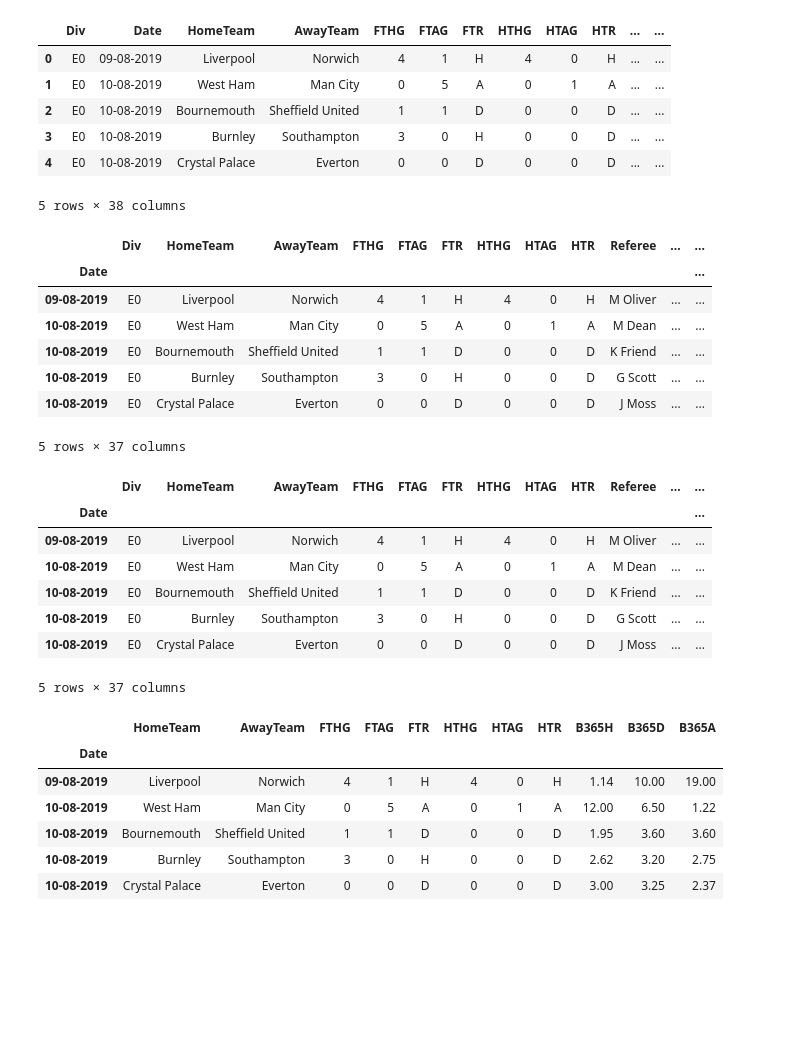
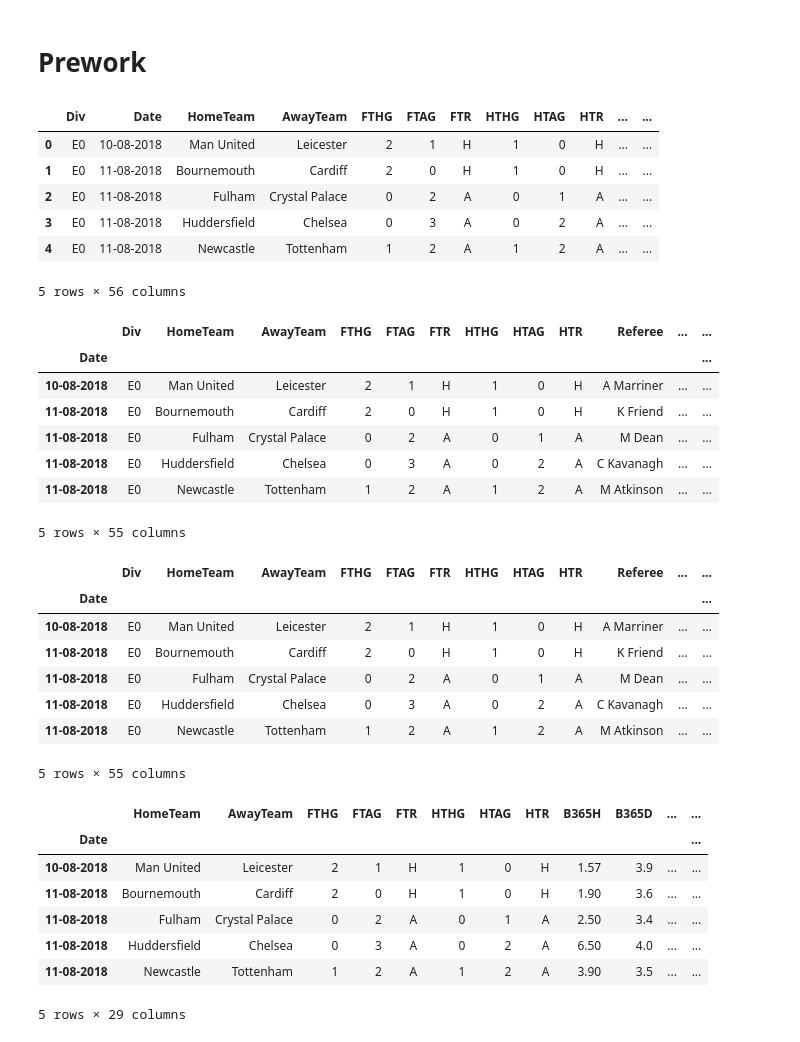
Before and after one commit to CHIUZXCV/Project-2, a Jupyter notebook: master.ipynb, the cells around one changed output. Cells and saved outputs as stored; diff of their text form; code cells hidden in the pictures; blank space fills up the shorter version.

```diff
--- a/master.ipynb
+++ b/master.ipynb
@@ -1,3 +1,5 @@
+# %% [markdown]
+# Prework
 # %%
 # Import libraries
 import pandas as pd
@@ -28,19 +30,19 @@ df_2012 = pd.read_csv(file_path_2012)
 df_2011 = pd.read_csv(file_path_2011)
 # %%
 #Concat Data
-combined_epl_df = pd.concat([df_2019, df_2018, df_2017, df_2016, df_2015, df_2014, df_2013, df_2012, df_2011],axis="index", join="inner")
+combined_epl_df = pd.concat([df_2018, df_2017, df_2016, df_2015, df_2014, df_2013, df_2012, df_2011],axis="index", join="inner")
 #Dataframe converted from British Date to US Date
 combined_epl_df['Date'] = pd.to_datetime(combined_epl_df["Date"])
 combined_epl_df["Date"] = combined_epl_df["Date"].dt.strftime("%m-%d-%Y")
 combined_epl_df.head()
 # %% [output]
 |  | Div | Date | HomeTeam | AwayTeam | FTHG | FTAG | FTR | HTHG | HTAG | HTR | ... | ... |
-| 0 | E0 | 09-08-2019 | Liverpool | Norwich | 4 | 1 | H | 4 | 0 | H | ... | ... |
-| 1 | E0 | 10-08-2019 | West Ham | Man City | 0 | 5 | A | 0 | 1 | A | ... | ... |
-| 2 | E0 | 10-08-2019 | Bournemouth | Sheffield United | 1 | 1 | D | 0 | 0 | D | ... | ... |
-| 3 | E0 | 10-08-2019 | Burnley | Southampton | 3 | 0 | H | 0 | 0 | D | ... | ... |
-| 4 | E0 | 10-08-2019 | Crystal Palace | Everton | 0 | 0 | D | 0 | 0 | D | ... | ... |
+| 0 | E0 | 10-08-2018 | Man United | Leicester | 2 | 1 | H | 1 | 0 | H | ... | ... |
+| 1 | E0 | 11-08-2018 | Bournemouth | Cardiff | 2 | 0 | H | 1 | 0 | H | ... | ... |
+| 2 | E0 | 11-08-2018 | Fulham | Crystal Palace | 0 | 2 | A | 0 | 1 | A | ... | ... |
+| 3 | E0 | 11-08-2018 | Huddersfield | Chelsea | 0 | 3 | A | 0 | 2 | A | ... | ... |
+| 4 | E0 | 11-08-2018 | Newcastle | Tottenham | 1 | 2 | A | 1 | 2 | A | ... | ... |
-5 rows × 38 columns
+5 rows × 56 columns
 # %%
 #Set Date as index
 combined_epl_df.set_index('Date', inplace = True)
@@ -48,12 +50,12 @@ combined_epl_df.head()
 # %% [output]
 |  | Div | HomeTeam | AwayTeam | FTHG | FTAG | FTR | HTHG | HTAG | HTR | Referee | ... | ... |
 | Date |  |  |  |  |  |  |  |  |  |  |  | ... |
-| 09-08-2019 | E0 | Liverpool | Norwich | 4 | 1 | H | 4 | 0 | H | M Oliver | ... | ... |
-| 10-08-2019 | E0 | West Ham | Man City | 0 | 5 | A | 0 | 1 | A | M Dean | ... | ... |
-| 10-08-2019 | E0 | Bournemouth | Sheffield United | 1 | 1 | D | 0 | 0 | D | K Friend | ... | ... |
-| 10-08-2019 | E0 | Burnley | Southampton | 3 | 0 | H | 0 | 0 | D | G Scott | ... | ... |
-| 10-08-2019 | E0 | Crystal Palace | Everton | 0 | 0 | D | 0 | 0 | D | J Moss | ... | ... |
+| 10-08-2018 | E0 | Man United | Leicester | 2 | 1 | H | 1 | 0 | H | A Marriner | ... | ... |
+| 11-08-2018 | E0 | Bournemouth | Cardiff | 2 | 0 | H | 1 | 0 | H | K Friend | ... | ... |
+| 11-08-2018 | E0 | Fulham | Crystal Palace | 0 | 2 | A | 0 | 1 | A | M Dean | ... | ... |
+| 11-08-2018 | E0 | Huddersfield | Chelsea | 0 | 3 | A | 0 | 2 | A | C Kavanagh | ... | ... |
+| 11-08-2018 | E0 | Newcastle | Tottenham | 1 | 2 | A | 1 | 2 | A | M Atkinson | ... | ... |
-5 rows × 37 columns
+5 rows × 55 columns
 # %%
 # Check data for nulls, check for sum...
 combined_epl_df.dropna()
@@ -61,24 +63,25 @@ combined_epl_df.head()
 # %% [output]
 |  | Div | HomeTeam | AwayTeam | FTHG | FTAG | FTR | HTHG | HTAG | HTR | Referee | ... | ... |
 | Date |  |  |  |  |  |  |  |  |  |  |  | ... |
-| 09-08-2019 | E0 | Liverpool | Norwich | 4 | 1 | H | 4 | 0 | H | M Oliver | ... | ... |
-| 10-08-2019 | E0 | West Ham | Man City | 0 | 5 | A | 0 | 1 | A | M Dean | ... | ... |
-| 10-08-2019 | E0 | Bournemouth | Sheffield United | 1 | 1 | D | 0 | 0 | D | K Friend | ... | ... |
-| 10-08-2019 | E0 | Burnley | Southampton | 3 | 0 | H | 0 | 0 | D | G Scott | ... | ... |
-| 10-08-2019 | E0 | Crystal Palace | Everton | 0 | 0 | D | 0 | 0 | D | J Moss | ... | ... |
+| 10-08-2018 | E0 | Man United | Leicester | 2 | 1 | H | 1 | 0 | H | A Marriner | ... | ... |
+| 11-08-2018 | E0 | Bournemouth | Cardiff | 2 | 0 | H | 1 | 0 | H | K Friend | ... | ... |
+| 11-08-2018 | E0 | Fulham | Crystal Palace | 0 | 2 | A | 0 | 1 | A | M Dean | ... | ... |
+| 11-08-2018 | E0 | Huddersfield | Chelsea | 0 | 3 | A | 0 | 2 | A | C Kavanagh | ... | ... |
+| 11-08-2018 | E0 | Newcastle | Tottenham | 1 | 2 | A | 1 | 2 | A | M Atkinson | ... | ... |
-5 rows × 37 columns
+5 rows × 55 columns
 # %%
 #Drop Excess columns half time
 combined_epl_df = combined_epl_df.drop(columns=['Div', 'Referee', 'HS', 'AS', 'HST', 'AST', 'HF', 'AF', 'HC', 'AC', 'HY', 'AY', 'HR', 'AR', 'BWH', 'BWD', 'BWA', 'IWH', 'IWD', 'IWA', 'WHH', 'WHD', 'WHA', 'VCH', 'VCD', 'VCA'])
 combined_epl_df.head()
 # %% [output]
-|  | HomeTeam | AwayTeam | FTHG | FTAG | FTR | HTHG | HTAG | HTR | B365H | B365D | B365A |
-| Date |  |  |  |  |  |  |  |  |  |  |  |
-| 09-08-2019 | Liverpool | Norwich | 4 | 1 | H | 4 | 0 | H | 1.14 | 10.00 | 19.00 |
-| 10-08-2019 | West Ham | Man City | 0 | 5 | A | 0 | 1 | A | 12.00 | 6.50 | 1.22 |
-| 10-08-2019 | Bournemouth | Sheffield United | 1 | 1 | D | 0 | 0 | D | 1.95 | 3.60 | 3.60 |
-| 10-08-2019 | Burnley | Southampton | 3 | 0 | H | 0 | 0 | D | 2.62 | 3.20 | 2.75 |
-| 10-08-2019 | Crystal Palace | Everton | 0 | 0 | D | 0 | 0 | D | 3.00 | 3.25 | 2.37 |
+|  | HomeTeam | AwayTeam | FTHG | FTAG | FTR | HTHG | HTAG | HTR | B365H | B365D | ... | ... |
+| Date |  |  |  |  |  |  |  |  |  |  |  | ... |
+| 10-08-2018 | Man United | Leicester | 2 | 1 | H | 1 | 0 | H | 1.57 | 3.9 | ... | ... |
+| 11-08-2018 | Bournemouth | Cardiff | 2 | 0 | H | 1 | 0 | H | 1.90 | 3.6 | ... | ... |
+| 11-08-2018 | Fulham | Crystal Palace | 0 | 2 | A | 0 | 1 | A | 2.50 | 3.4 | ... | ... |
+| 11-08-2018 | Huddersfield | Chelsea | 0 | 3 | A | 0 | 2 | A | 6.50 | 4.0 | ... | ... |
+| 11-08-2018 | Newcastle | Tottenham | 1 | 2 | A | 1 | 2 | A | 3.90 | 3.5 | ... | ... |
+5 rows × 29 columns
 # %%
 #Rename Columns
 combined_epl_df = combined_epl_df.rename(columns={
```
Also changed, not shown: parts of 9 cells of this notebook.
